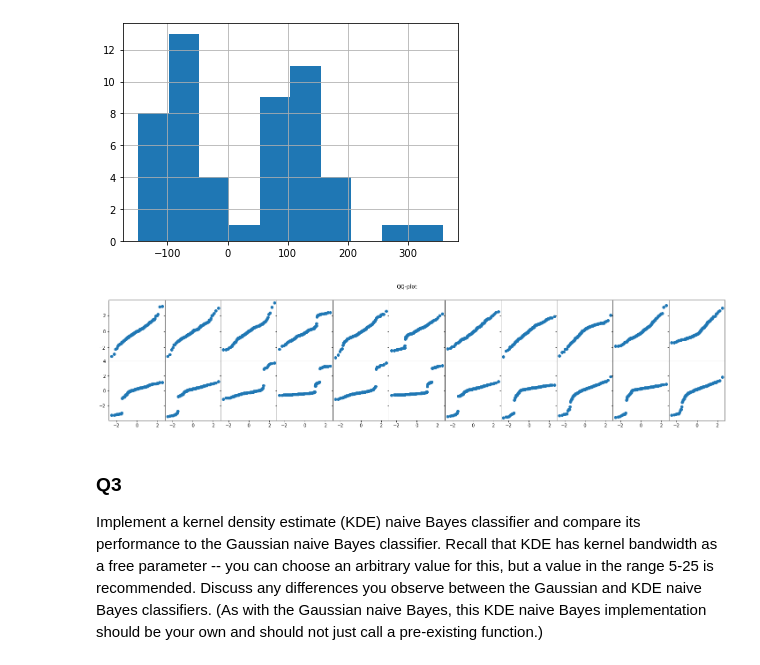
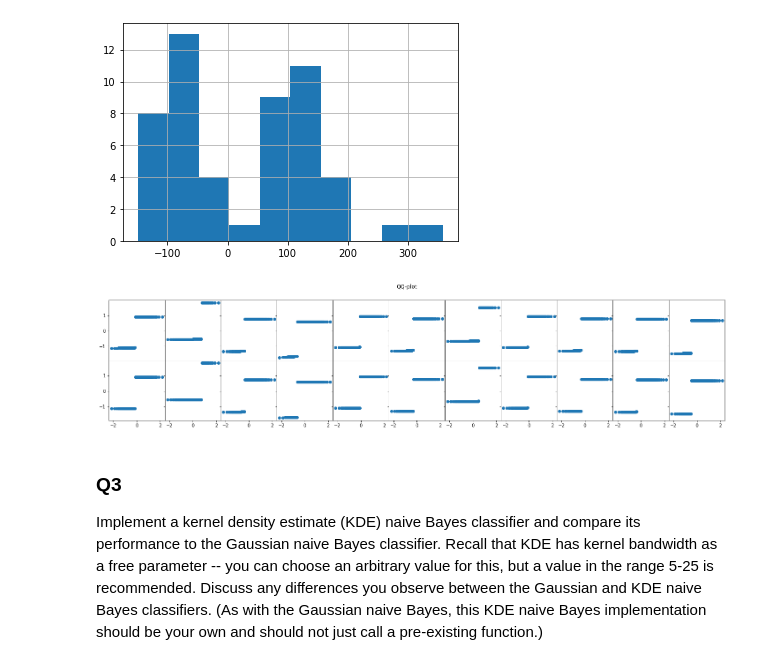
Before and after one commit to tzhern/COMP30027-Project-1-private, a Jupyter notebook: assignment_1.ipynb, the cells around one changed output. Drawn from its saved outputs; the diff is of its cells as text; code cells hidden in the pictures.

```diff
--- a/assignment_1.ipynb
+++ b/assignment_1.ipynb
@@ -386,35 +387,35 @@ pd.Series(values['downwarddog'][10]).hist()
 
 def plot_qq(train_path, pose):
     headers = ['Pose', 'x1', 'x2', 'x3', 'x4', 'x5', 'x6', 'x7', 'x8', 'x9', 'x10', 'x11', 'y1', 'y2', 'y3', 'y4', 'y5', 'y6', 'y7', 'y8', 'y9', 'y10', 'y11']
     df_train = pd.read_csv(train_path, names=headers)
 
     fig = plt.figure(figsize=(25,5))
     gs = fig.add_gridspec(2, 11, hspace=0, wspace=0)
     ((ax1, ax2, ax3, ax4, ax5, ax6, ax7, ax8, ax9, ax10, ax11), (ax12, ax13, ax14, ax15, ax16, ax17, ax18, ax19, ax20, ax21, ax22)) = gs.subplots(sharex='col', sharey='row')
     fig.suptitle('QQ-plot')
 
     i = 0
     subplots = ((ax1, ax2, ax3, ax4, ax5, ax6, ax7, ax8, ax9, ax10, ax11), (ax12, ax13, ax14, ax15, ax16, ax17, ax18, ax19, ax20, ax21, ax22))
     features = headers[1:]
     for axis_plot in subplots:
         for plot in axis_plot:
             x = np.array(df_train[df_train['Pose'] == pose][features[i]])
             mu = x.mean()
             stdv = x.std()
             z = (x - mu) / stdv
             z = np.sort(z)
             tq = list()
             for j in np.linspace(0, 1, len(x)):
                 tq.append(scipy.stats.norm.ppf(j))
             plot.scatter(tq, z)
             i += 1
 
 
 train_path = 'data/train.csv'
-pose = 'mountain'
+pose = 'childs'
 plot_qq(train_path, pose)
 # %% [output]
-[figure, old version]
+[figure, new version]
 # %% [markdown]
 ### Q3
 Implement a kernel density estimate (KDE) naive Bayes classifier and compare its performance to the Gaussian naive Bayes classifier. Recall that KDE has kernel bandwidth as a free parameter -- you can choose an arbitrary value for this, but a value in the range 5-25 is recommended. Discuss any differences you observe between the Gaussian and KDE naive Bayes classifiers. (As with the Gaussian naive Bayes, this KDE naive Bayes implementation should be your own and should not just call a pre-existing function.)
```
Also changed, not shown: parts of 2 cells of this notebook.
